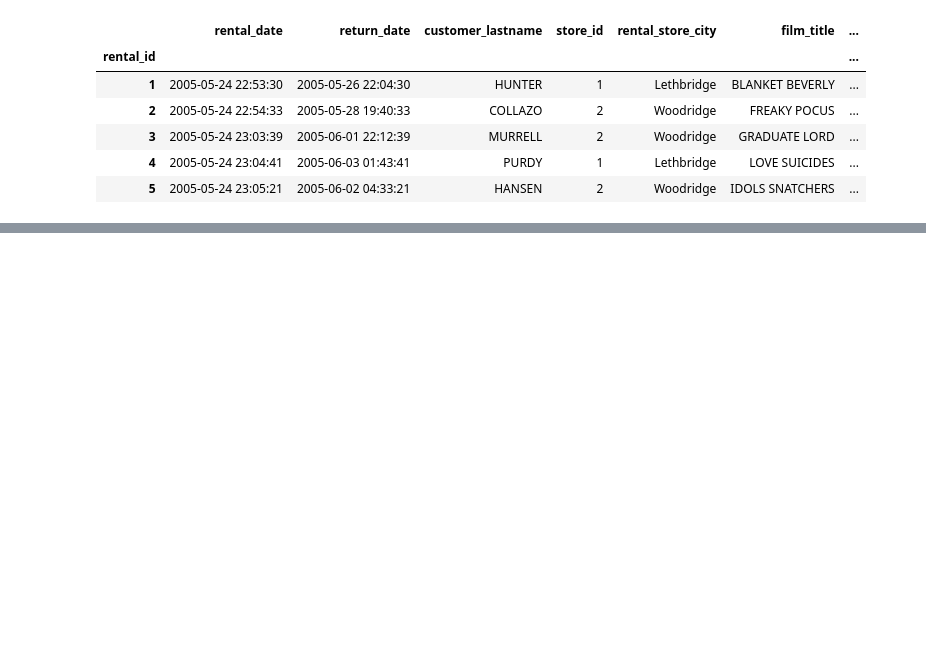
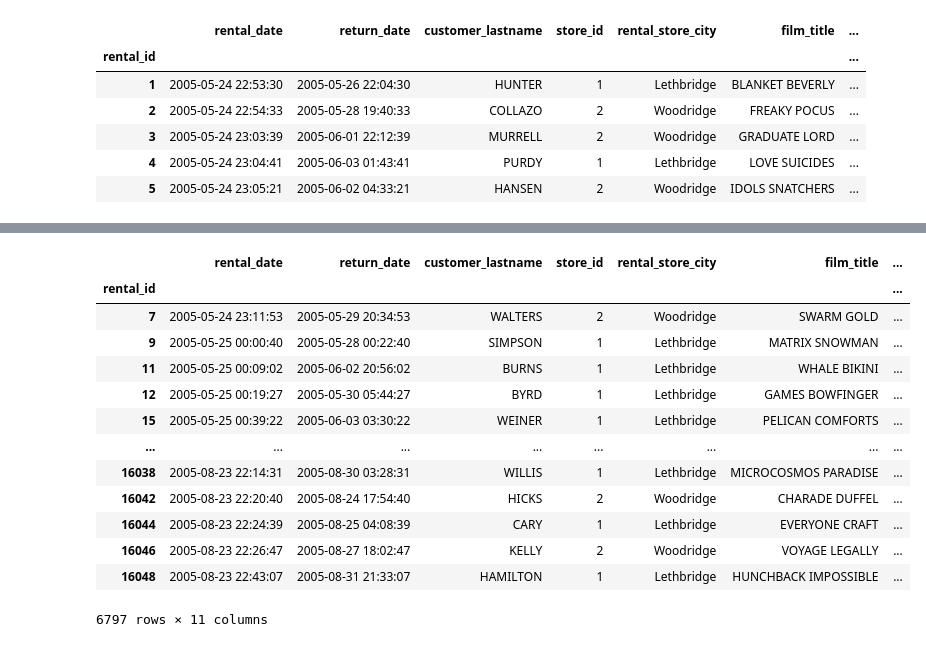
Before and after one commit to gerych94/DataAnalyst, a Jupyter notebook: notebooks/using_sakila-db-demo.ipynb, the cells around one changed output, grey strips where cells are left out. Cells and saved outputs as stored; diff of their text form; code cells hidden in the pictures; blank space fills up the shorter version.

```diff
--- a/notebooks/using_sakila-db-demo.ipynb
+++ b/notebooks/using_sakila-db-demo.ipynb
@@ -99,0 +169,18 @@ df.head()
+# %%
+df.loc[(df['film_rating'] == 'PG') | (df['film_rating'] == 'PG-13')]
+#df.loc[(df['film_rating'] == 'PG') | (df['film_rating'] == 'PG-13')].shape[0]
+# %% [output]
+|  | rental_date | return_date | customer_lastname | store_id | rental_store_city | film_title | ... |
+| rental_id |  |  |  |  |  |  | ... |
+| 7 | 2005-05-24 23:11:53 | 2005-05-29 20:34:53 | WALTERS | 2 | Woodridge | SWARM GOLD | ... |
+| 9 | 2005-05-25 00:00:40 | 2005-05-28 00:22:40 | SIMPSON | 1 | Lethbridge | MATRIX SNOWMAN | ... |
+| 11 | 2005-05-25 00:09:02 | 2005-06-02 20:56:02 | BURNS | 1 | Lethbridge | WHALE BIKINI | ... |
+| 12 | 2005-05-25 00:19:27 | 2005-05-30 05:44:27 | BYRD | 1 | Lethbridge | GAMES BOWFINGER | ... |
+| 15 | 2005-05-25 00:39:22 | 2005-06-03 03:30:22 | WEINER | 1 | Lethbridge | PELICAN COMFORTS | ... |
+| ... | ... | ... | ... | ... | ... | ... | ... |
+| 16038 | 2005-08-23 22:14:31 | 2005-08-30 03:28:31 | WILLIS | 1 | Lethbridge | MICROCOSMOS PARADISE | ... |
+| 16042 | 2005-08-23 22:20:40 | 2005-08-24 17:54:40 | HICKS | 2 | Woodridge | CHARADE DUFFEL | ... |
+| 16044 | 2005-08-23 22:24:39 | 2005-08-25 04:08:39 | CARY | 1 | Lethbridge | EVERYONE CRAFT | ... |
+| 16046 | 2005-08-23 22:26:47 | 2005-08-27 18:02:47 | KELLY | 2 | Woodridge | VOYAGE LEGALLY | ... |
+| 16048 | 2005-08-23 22:43:07 | 2005-08-31 21:33:07 | HAMILTON | 1 | Lethbridge | HUNCHBACK IMPOSSIBLE | ... |
+6797 rows × 11 columns
```
Also changed, not shown: parts of 8 cells of this notebook.
